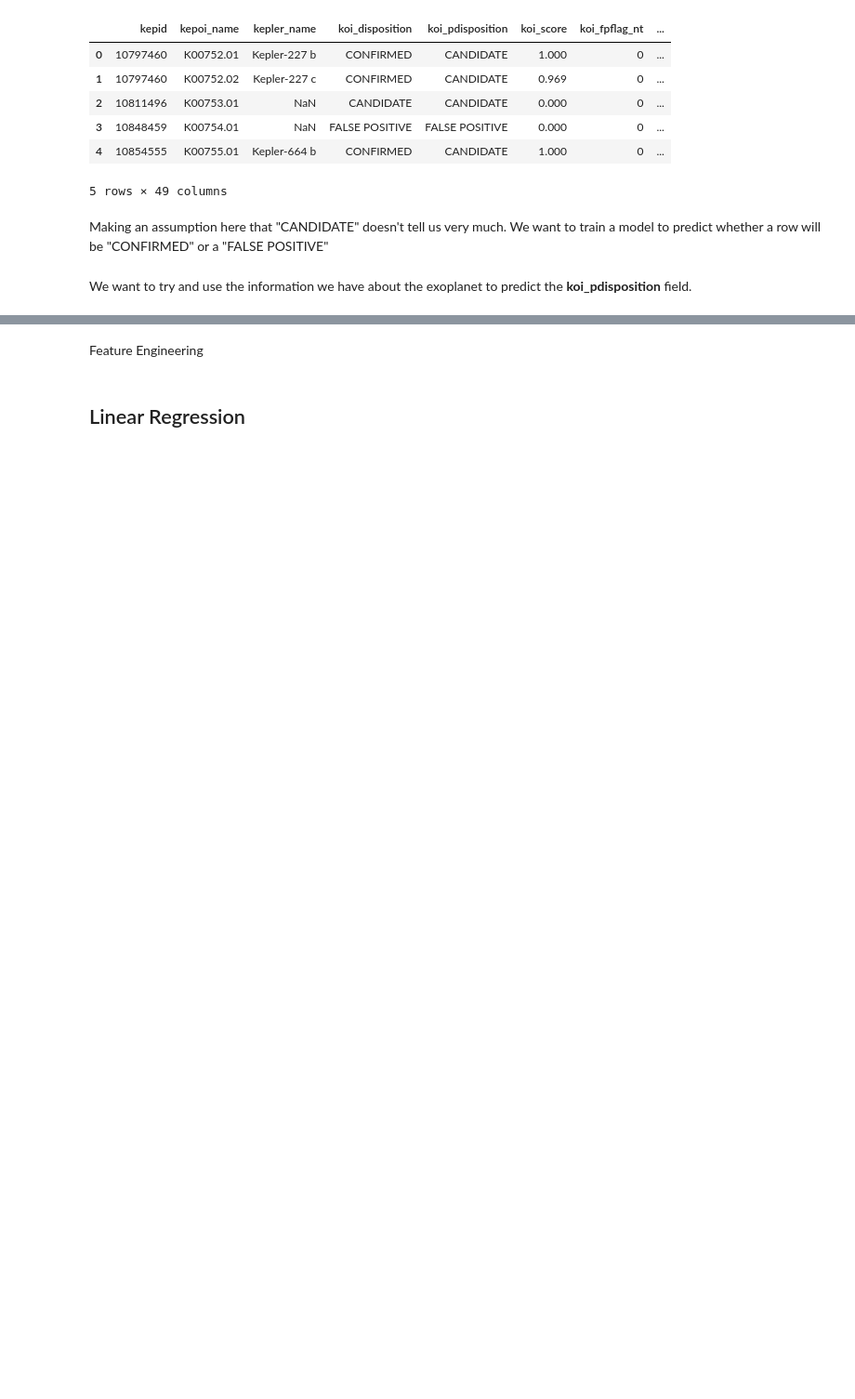
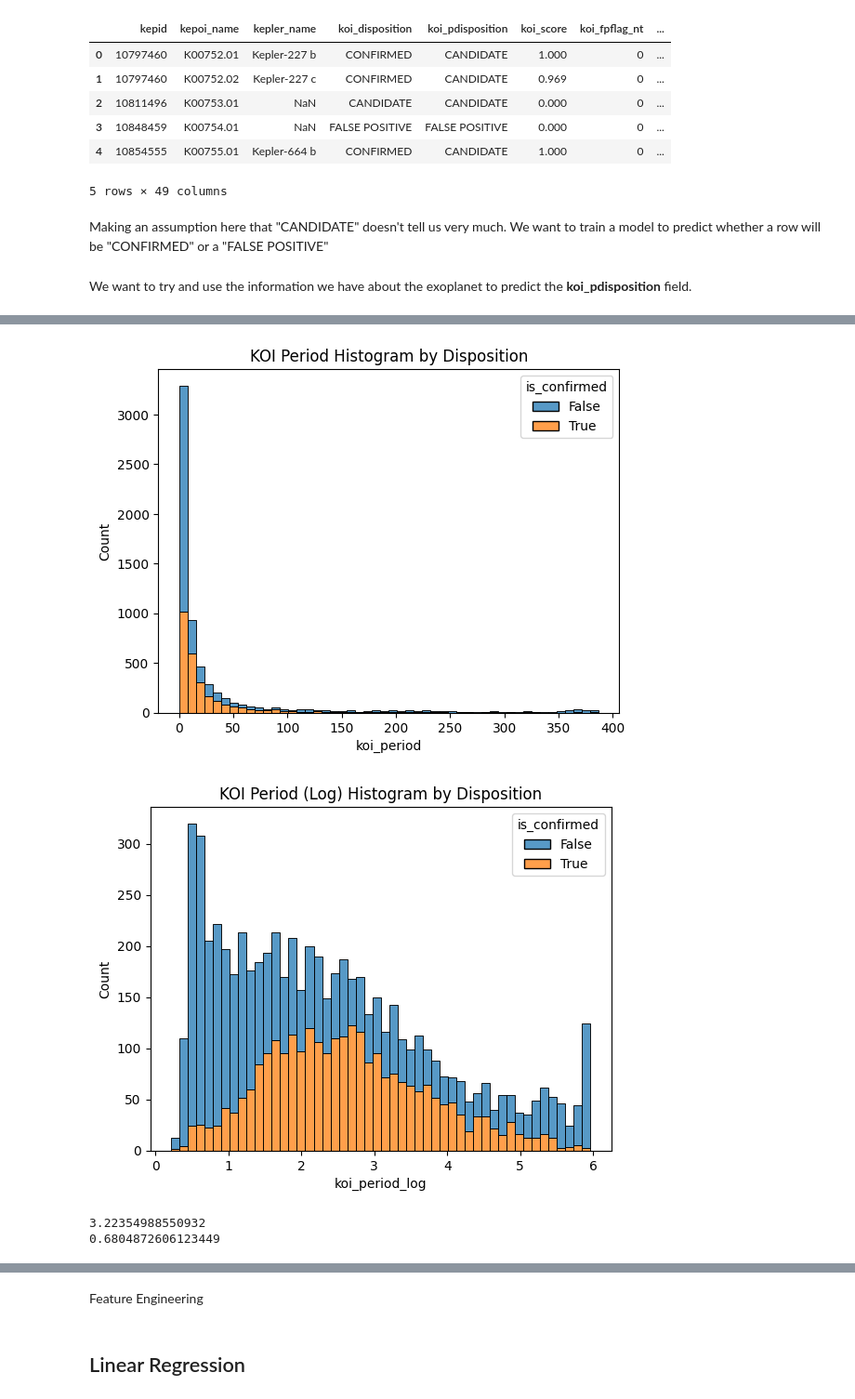
Before and after one commit to russpenska/spaceapps-exoplanets, a Jupyter notebook: src/exploring_koi.ipynb, the cells around one changed output, grey strips where cells are left out. Shown at 93% size. Drawn from its saved outputs; the diff is of its cells as text; code cells hidden in the pictures; blank space fills up the shorter version.

```diff
--- a/src/exploring_koi.ipynb
+++ b/src/exploring_koi.ipynb
@@ -40,0 +76,25 @@ y = df['koi_disposition'] == 'CONFIRMED'
+# %%
+# DANGER - re-using df
+df = X.copy()
+df['is_confirmed'] = y
+
+sns.histplot(data=df, x='koi_period', hue='is_confirmed', bins=50, kde=False, multiple='stack')
+plt.xlabel('koi_period')
+plt.title('KOI Period Histogram by Disposition')
+plt.show()
+
+df['koi_period_log'] = np.log1p(df['koi_period'])
+
+sns.histplot(data=df, x='koi_period_log', hue='is_confirmed', bins=50, kde=False, multiple='stack')
+plt.xlabel('koi_period_log')
+plt.title('KOI Period (Log) Histogram by Disposition')
+plt.show()
+
+
+print(df['koi_period'].skew())
+print(df['koi_period_log'].skew())
+# %% [output]
+[figure, added]
+[figure, added]
+3.22354988550932
+0.6804872606123449
```
Also changed, not shown: parts of 11 cells of this notebook, 1 other file.
